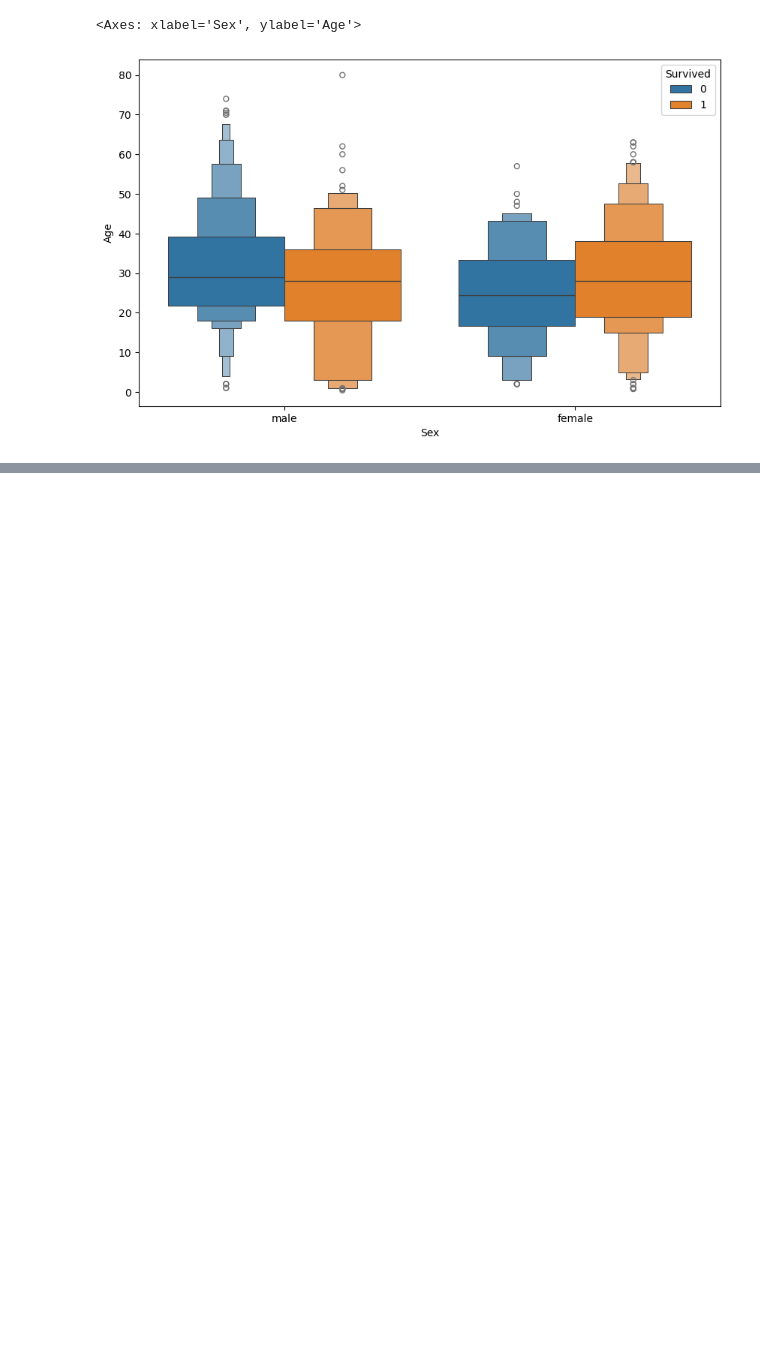
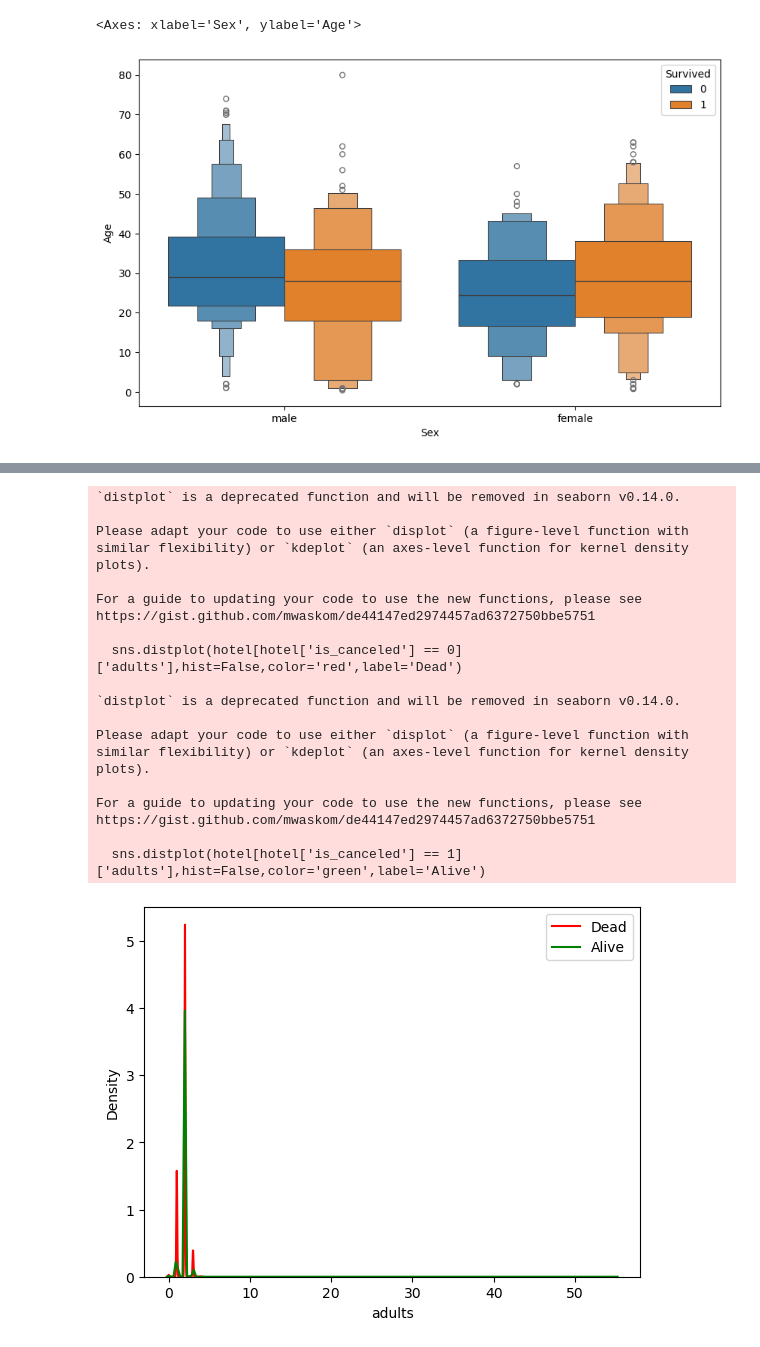
Before and after one commit to 07fahim/Python, a Jupyter notebook: Python/EDA Analysis/EDA using Bivariate and Multivariate Analysis.ipynb, the cells around one changed output, grey strips where cells are left out. Saved outputs shown, nothing was run; the diff lists cells and outputs as text; code cells hidden in the pictures; blank space fills up the shorter version.

```diff
--- a/Python/EDA Analysis/EDA using Bivariate and Multivariate Analysis.ipynb
+++ b/Python/EDA Analysis/EDA using Bivariate and Multivariate Analysis.ipynb
@@ -80,0 +109,26 @@ sns.boxenplot(x=titanic["Sex"],y=titanic["Age"],hue=titanic['Survived'])
+# %%
+sns.distplot(hotel[hotel['is_canceled'] == 0]['adults'],hist=False,color='red',label='Dead')
+sns.distplot(hotel[hotel['is_canceled'] == 1]['adults'],hist=False,color='green',label='Alive')
+plt.legend()
+plt.show()
+# %% [output]
+`distplot` is a deprecated function and will be removed in seaborn v0.14.0.
+
+Please adapt your code to use either `displot` (a figure-level function with
+similar flexibility) or `kdeplot` (an axes-level function for kernel density plots).
+
+For a guide to updating your code to use the new functions, please see
+https://gist.github.com/mwaskom/de44147ed2974457ad6372750bbe5751
+
+  sns.distplot(hotel[hotel['is_canceled'] == 0]['adults'],hist=False,color='red',label='Dead')
+
+`distplot` is a deprecated function and will be removed in seaborn v0.14.0.
+
+Please adapt your code to use either `displot` (a figure-level function with
+similar flexibility) or `kdeplot` (an axes-level function for kernel density plots).
+
+For a guide to updating your code to use the new functions, please see
+https://gist.github.com/mwaskom/de44147ed2974457ad6372750bbe5751
+
+  sns.distplot(hotel[hotel['is_canceled'] == 1]['adults'],hist=False,color='green',label='Alive')
+[figure, added]
```
Also changed, not shown: parts of 2 cells of this notebook.
